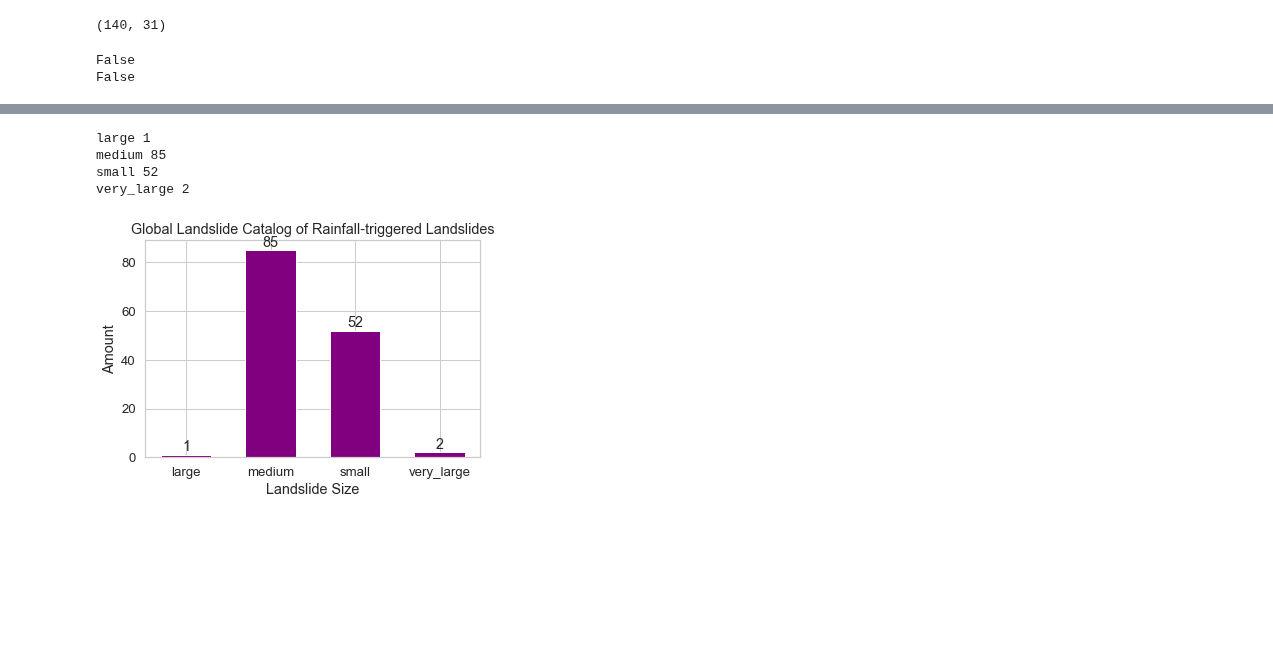
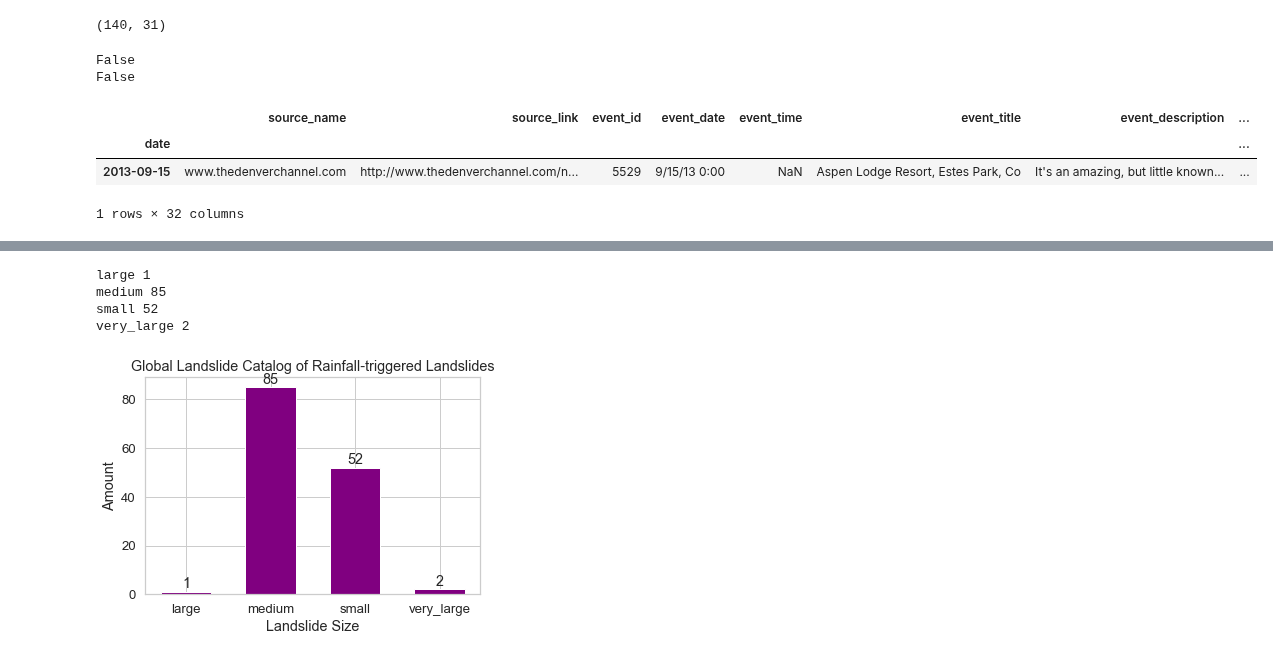
Before and after one commit to jacquiewitte/capstone-landslides-soilmoisture, a Jupyter notebook: capstone-study-area.ipynb, the cells around one changed output, grey strips where cells are left out. Drawn from its saved outputs; the diff is of its cells as text; code cells hidden in the pictures; blank space fills up the shorter version.

```diff
--- a/capstone-study-area.ipynb
+++ b/capstone-study-area.ipynb
@@ -65,3 +65,10 @@ print(glc_co['longitude'].isna().any())
 # %% [output]
 False
 False
+# %%
+glc_co[glc_co['landslide_trigger'] == 'tropical_cyclone']
+# %% [output]
+|  | source_name | source_link | event_id | event_date | event_time | event_title | event_description | ... |
+| date |  |  |  |  |  |  |  | ... |
+| 2013-09-15 | www.thedenverchannel.com | http://www.thedenverchannel.com/n... | 5529 | 9/15/13 0:00 | NaN | Aspen Lodge Resort, Estes Park, Co | It's an amazing, but little known... | ... |
+1 rows × 32 columns
```
Also changed, not shown: parts of 2 cells of this notebook, 3 other files.
